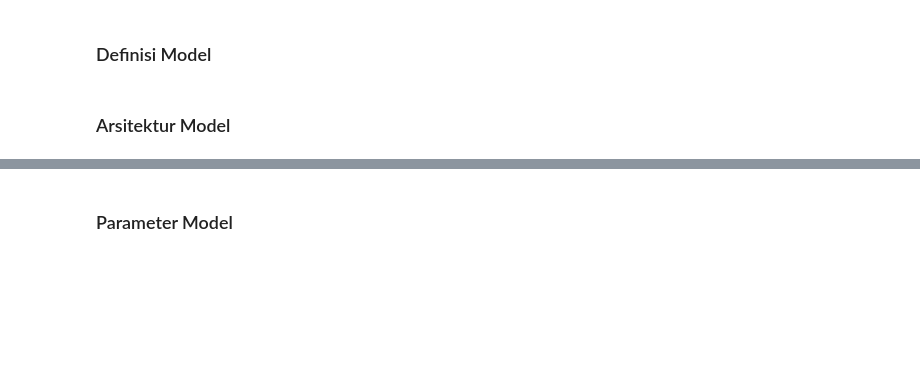
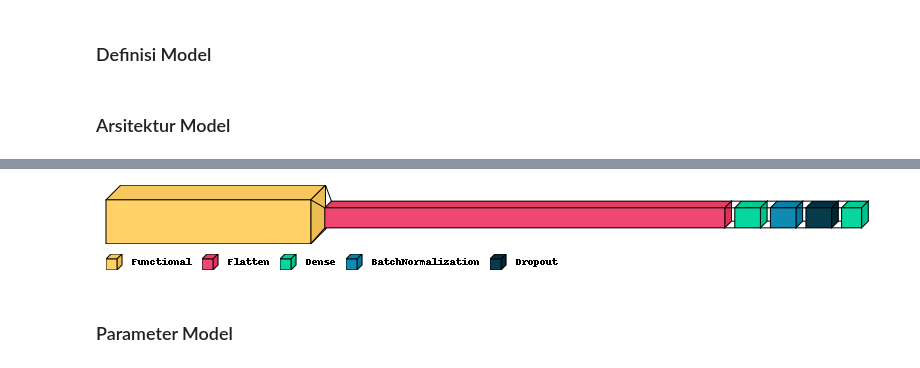
Before and after one commit to FluffHound/Fashion-Classification-DatMin, a Jupyter notebook: Model DL.ipynb, the cells around one changed output, grey strips where cells are left out. Cells and saved outputs as stored; diff of their text form; code cells hidden in the pictures; blank space fills up the shorter version.

```diff
--- a/Model DL.ipynb
+++ b/Model DL.ipynb
@@ -239,3 +253,7 @@ inceptionv3.add(Dense(16, activation='softmax'))
+# %%
+visualkeras.layered_view(inceptionv3, legend=True)
+# %% [output]
+[figure, added]
 # %% [markdown]
 ### Parameter Model
 # %%
```
Also changed, not shown: parts of 10 cells of this notebook, 39 other files.
